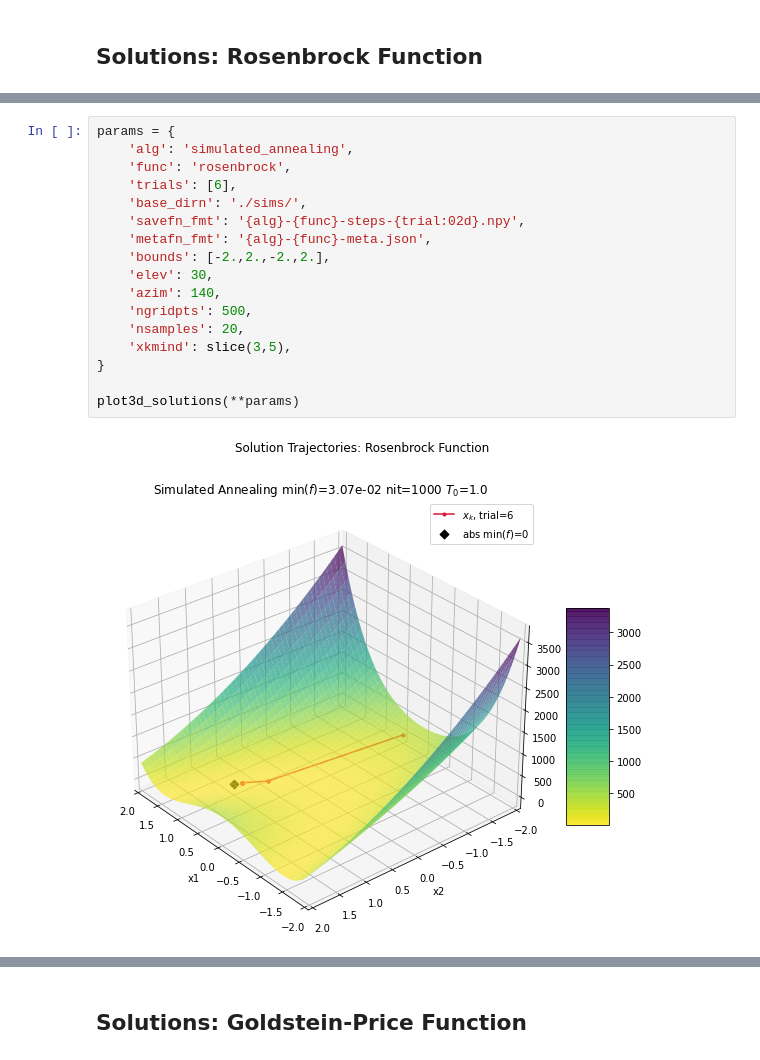
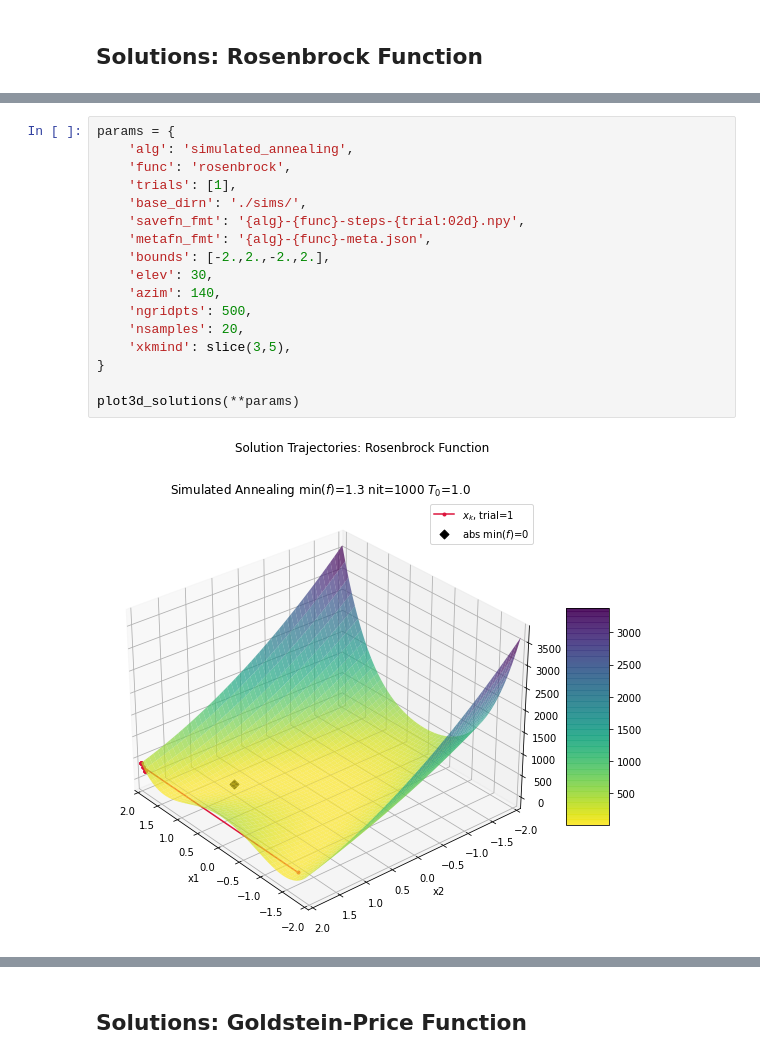
Before and after one commit to marcoemorais/viz-optimization-algorithms, a Jupyter notebook: assignments/project01/Solution-Visualization-3D.ipynb, the cells around one changed output, grey strips where cells are left out. Saved outputs shown, nothing was run; the diff lists cells and outputs as text.

```diff
--- a/assignments/project01/Solution-Visualization-3D.ipynb
+++ b/assignments/project01/Solution-Visualization-3D.ipynb
@@ -238,22 +238,22 @@ plot3d_solutions(**params)
 # %%
 params = {
     'alg': 'simulated_annealing',
     'func': 'rosenbrock',
-    'trials': [6],
+    'trials': [1],
     'base_dirn': './sims/',
     'savefn_fmt': '{alg}-{func}-steps-{trial:02d}.npy',
     'metafn_fmt': '{alg}-{func}-meta.json',
     'bounds': [-2.,2.,-2.,2.],
     'elev': 30,
     'azim': 140,
     'ngridpts': 500,
     'nsamples': 20,
     'xkmind': slice(3,5),
 }
 
 plot3d_solutions(**params)
 # %% [output]
-[figure, old version]
+[figure, new version]
 # %%
 params = {
     'alg': 'particle_swarm',
```
Also changed, not shown: parts of 11 cells of this notebook, 7 other files.
